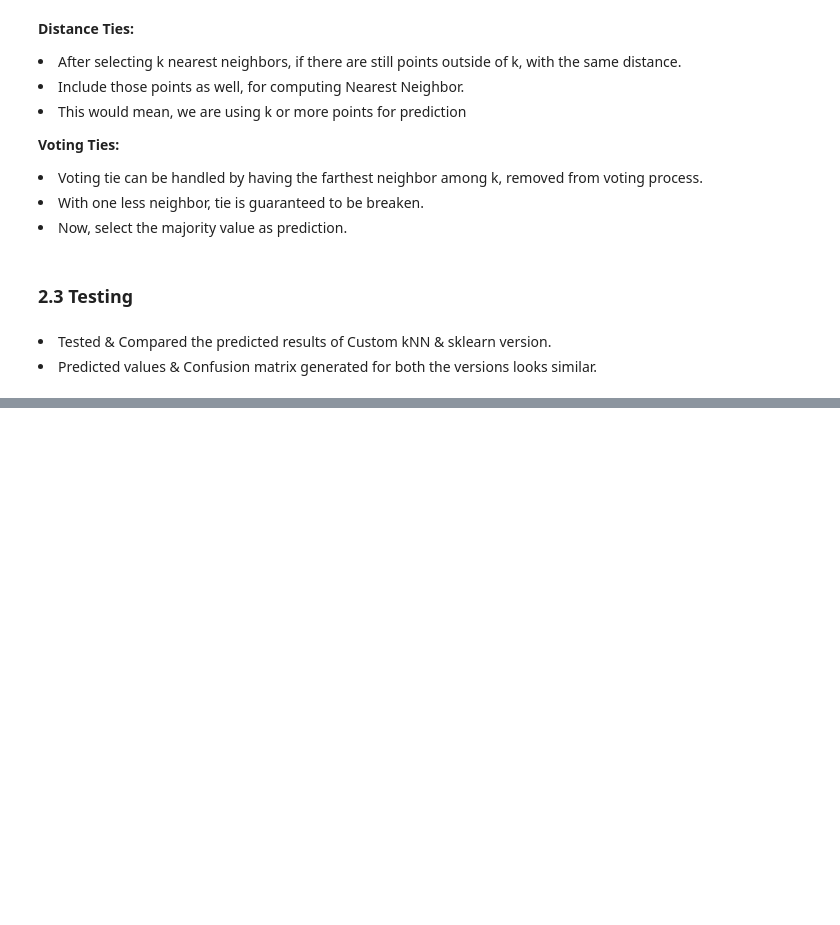
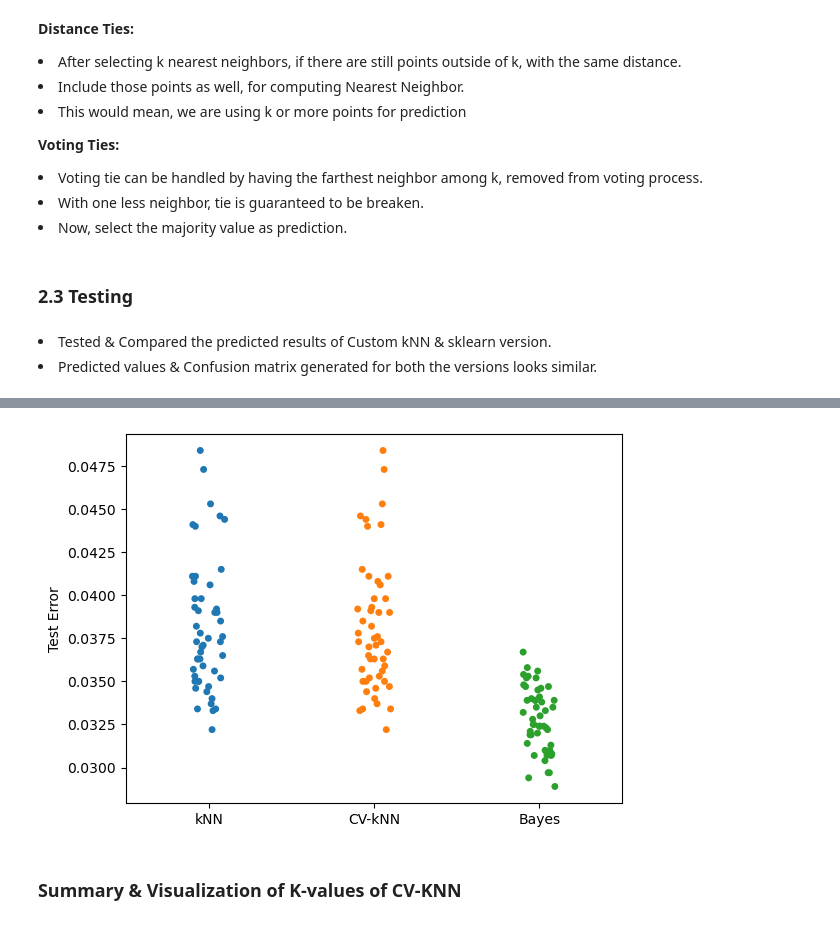
Before and after one commit to yogamaha/cs598-psl, a Jupyter notebook: ca-1/ca-1.ipynb, the cells around one changed output, grey strips where cells are left out. Saved outputs shown, nothing was run; the diff lists cells and outputs as text; code cells hidden in the pictures; blank space fills up the shorter version.

```diff
--- a/ca-1/ca-1.ipynb
+++ b/ca-1/ca-1.ipynb
@@ -528,0 +559,15 @@ The confusion matrix based on bayes rule is:
+# %%
+fig, ax = plt.subplots()
+
+g = sns.stripplot(data=results, ax=ax)
+
+xtick_labels = np.array(["kNN", "CV-kNN", "Bayes"])
+g.set_xticks(range(xtick_labels.shape[0]), xtick_labels)
+ax.set_ylabel('Test Error')
+
+
+plt.show()
+# %% [output]
+[figure, added]
+# %% [markdown]
+### Summary & Visualization of K-values of CV-KNN
```
Also changed, not shown: parts of 65 cells of this notebook, 1 other file.
